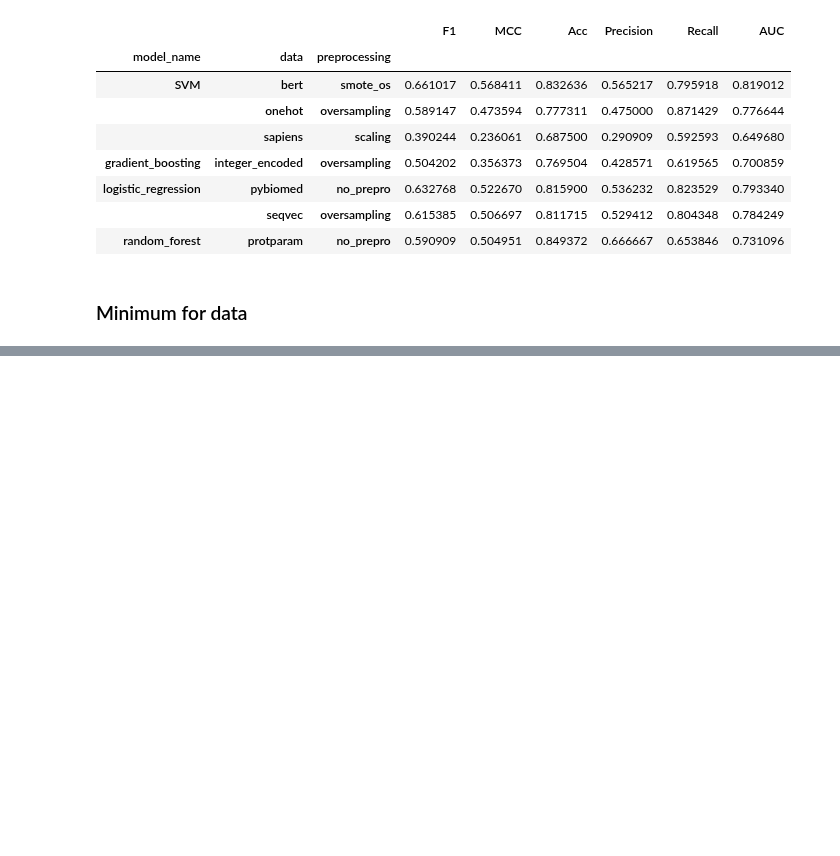
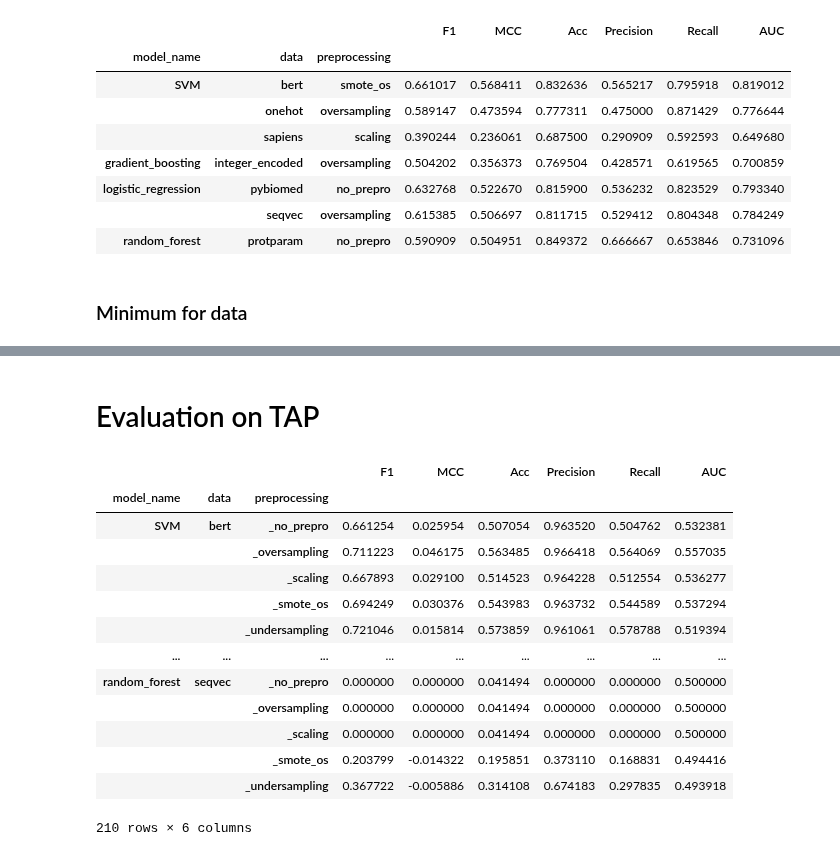
Before and after one commit to kvetab/di-pred, a Jupyter notebook: notebooks/reports/05_cross_validation_evaluation.ipynb, the cells around one changed output, grey strips where cells are left out. Cells and saved outputs as stored; diff of their text form; code cells hidden in the pictures; blank space fills up the shorter version.

Commit message:
Add evaluations on TAP

```diff
--- a/notebooks/reports/05_cross_validation_evaluation.ipynb
+++ b/notebooks/reports/05_cross_validation_evaluation.ipynb
@@ -251,3 +251,44 @@ df_min[idx]
 |  | sapiens | undersampling | 0.206897 | -0.072888 | 0.442424 | 0.133333 | 0.454545 | 0.450194 |
 | random_forest | integer_encoded | undersampling | 0.341232 | 0.073060 | 0.533170 | 0.253086 | 0.514286 | 0.543728 |
 |  | protparam | undersampling | 0.402010 | 0.177123 | 0.615120 | 0.300885 | 0.571429 | 0.604820 |
+# %% [markdown]
+# Evaluation on TAP
+# %%
+split_results = {}
+for seed in seeds:
+    results = pd.read_csv(path.join(
+        DATA_DIR,
+        "evaluations/10-fold-cross-val",
+        f"training_split_{str(seed)}",
+        "tap.csv"
+    ), sep="\t", header=None)
+    results.columns = ["model_name", "data", "preprocessing", "F1", "MCC", "Acc", "Precision", "Recall", "AUC", "filename"]
+    split_results[seed] = results.drop("filename", axis=1)
+# %%
+df_list = [split_results[seed] for seed in seeds]
+# Concatenate results for all data splits
+df_concat = pd.concat(df_list)
+df_concat.index = pd.MultiIndex.from_arrays(
+    df_concat[['model_name', 'data', 'preprocessing']].values.T,
+    names=['model_name', 'data', 'preprocessing']
+)
+# %%
+tap_grouped = df_concat.groupby(level=[0,1,2])
+tap_means = tap_grouped.mean()
+# %%
+tap_means
+# %% [output]
+|  |  |  | F1 | MCC | Acc | Precision | Recall | AUC |
+| model_name | data | preprocessing |  |  |  |  |  |  |
+| SVM | bert | _no_prepro | 0.661254 | 0.025954 | 0.507054 | 0.963520 | 0.504762 | 0.532381 |
+|  |  | _oversampling | 0.711223 | 0.046175 | 0.563485 | 0.966418 | 0.564069 | 0.557035 |
+|  |  | _scaling | 0.667893 | 0.029100 | 0.514523 | 0.964228 | 0.512554 | 0.536277 |
+|  |  | _smote_os | 0.694249 | 0.030376 | 0.543983 | 0.963732 | 0.544589 | 0.537294 |
+|  |  | _undersampling | 0.721046 | 0.015814 | 0.573859 | 0.961061 | 0.578788 | 0.519394 |
+| ... | ... | ... | ... | ... | ... | ... | ... | ... |
+| random_forest | seqvec | _no_prepro | 0.000000 | 0.000000 | 0.041494 | 0.000000 | 0.000000 | 0.500000 |
+|  |  | _oversampling | 0.000000 | 0.000000 | 0.041494 | 0.000000 | 0.000000 | 0.500000 |
+|  |  | _scaling | 0.000000 | 0.000000 | 0.041494 | 0.000000 | 0.000000 | 0.500000 |
+|  |  | _smote_os | 0.203799 | -0.014322 | 0.195851 | 0.373110 | 0.168831 | 0.494416 |
+|  |  | _undersampling | 0.367722 | -0.005886 | 0.314108 | 0.674183 | 0.297835 | 0.493918 |
+210 rows × 6 columns
```
Also changed, not shown: parts of 7 cells of this notebook.
